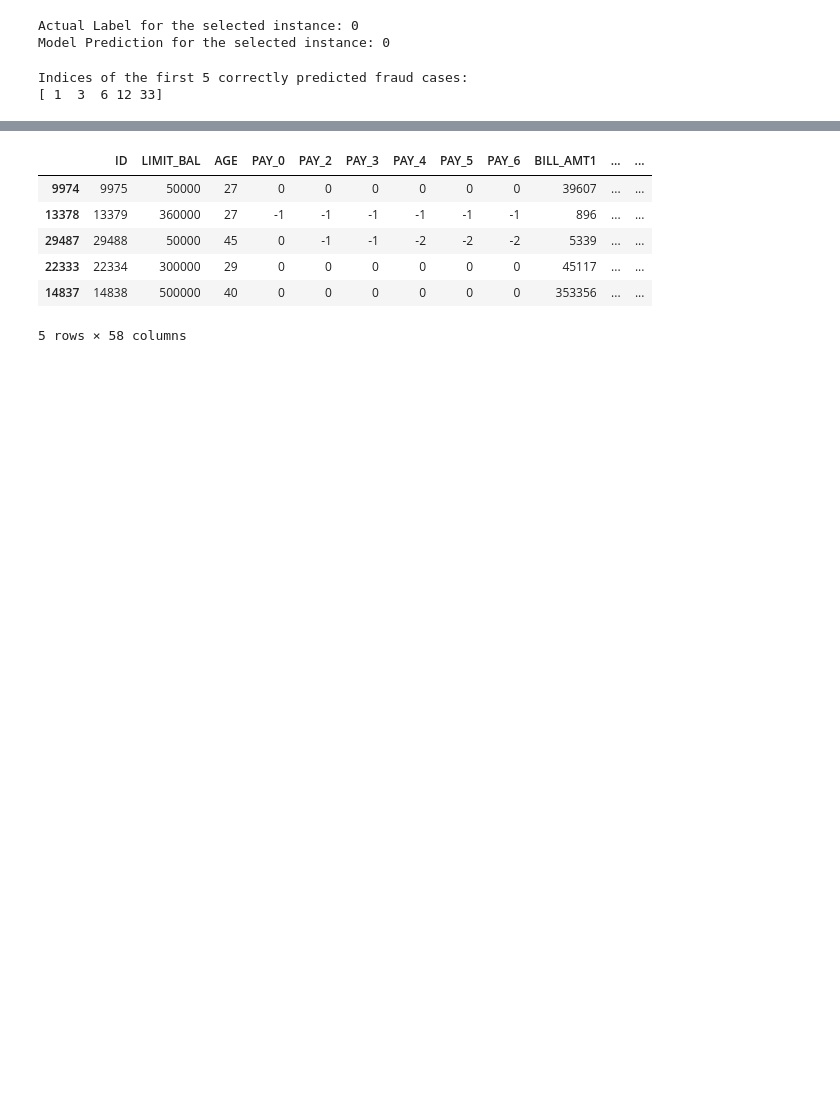
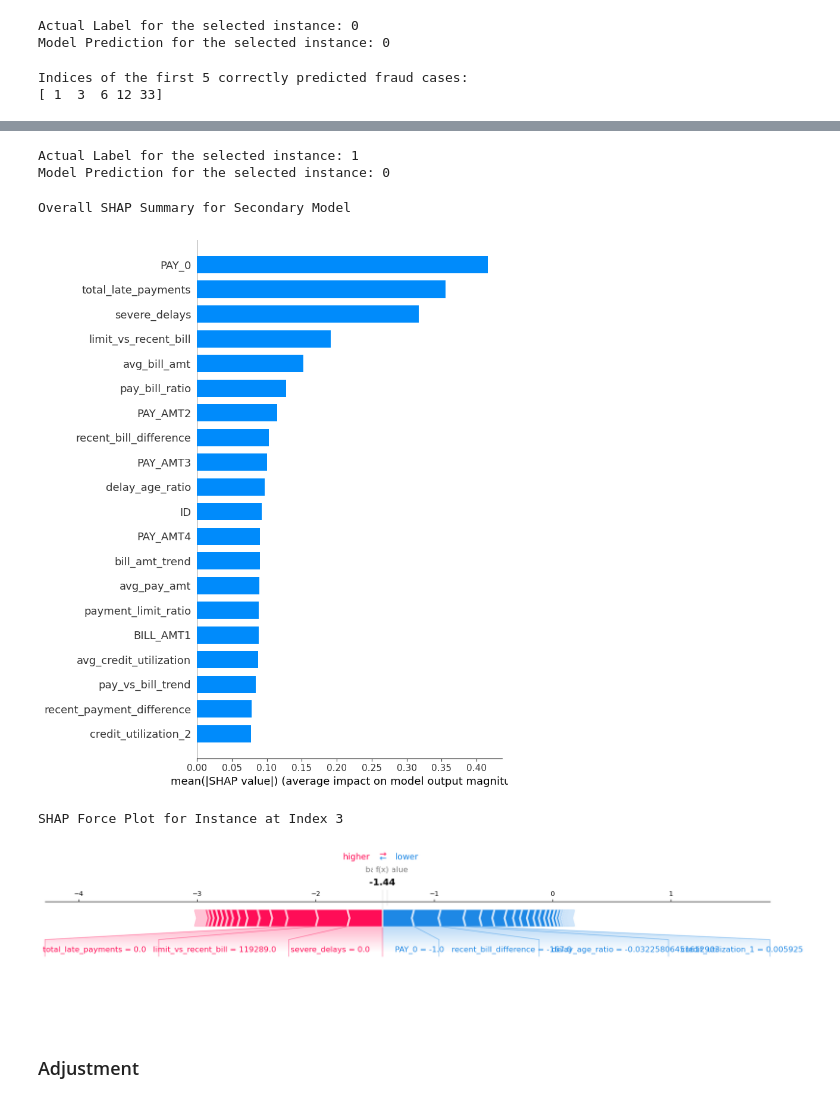
Before and after one commit to DoanNguyen2001/Credit-Card-Default, a Jupyter notebook: default_final.ipynb, the cells around one changed output, grey strips where cells are left out. Saved outputs shown, nothing was run; the diff lists cells and outputs as text; code cells hidden in the pictures; blank space fills up the shorter version.

```diff
--- a/default_final.ipynb
+++ b/default_final.ipynb
@@ -611,7 +691,7 @@ Indices of the first 5 correctly predicted fraud cases:
 [ 1  3  6 12 33]
 # %%
 # Specify the index of interest (replace with the desired index, e.g., 42)
-index_of_interest = 1
+index_of_interest = 3
 
 # Check if the index is valid
 if index_of_interest in y_test.index:
@@ -623,7 +703,7 @@ if index_of_interest in y_test.index:
     print(f"Actual label: {y_instance}")
 
     # Initialize SHAP explainer
-    explainer = shap.TreeExplainer(base_model)  # Use the trained model (base_model or secondary_model)
+    explainer = shap.TreeExplainer(secondary_model)  # Use the trained model (secondary_model)
 
     # Calculate SHAP values for the specific instance
     shap_values_instance = explainer.shap_values(X_instance)
@@ -652,10 +748,39 @@ Index 42 is not valid in the test dataset.
-# %%
-instances_to_explain
-# %% [output]
-|  | ID | LIMIT_BAL | AGE | PAY_0 | PAY_2 | PAY_3 | PAY_4 | PAY_5 | PAY_6 | BILL_AMT1 | ... | ... |
-| 9974 | 9975 | 50000 | 27 | 0 | 0 | 0 | 0 | 0 | 0 | 39607 | ... | ... |
-| 13378 | 13379 | 360000 | 27 | -1 | -1 | -1 | -1 | -1 | -1 | 896 | ... | ... |
-| 29487 | 29488 | 50000 | 45 | 0 | -1 | -1 | -2 | -2 | -2 | 5339 | ... | ... |
-| 22333 | 22334 | 300000 | 29 | 0 | 0 | 0 | 0 | 0 | 0 | 45117 | ... | ... |
-| 14837 | 14838 | 500000 | 40 | 0 | 0 | 0 | 0 | 0 | 0 | 353356 | ... | ... |
-5 rows × 58 columns
+# %%
+# 4. Get the actual label for the selected instance
+actual_label = y_test.iloc[index_of_interest]
+
+# 5. Get the predicted label for the selected instance
+predicted_label = secondary_model.predict(instance)[0]
+
+# 6. Print the actual and predicted results for the selected instance
+print(f"Actual Label for the selected instance: {actual_label}")
+print(f"Model Prediction for the selected instance: {predicted_label}")
+# %% [output]
+Actual Label for the selected instance: 1
+Model Prediction for the selected instance: 0
+# %%
+# Overall Feature Importance for the Secondary Model
+print("Overall SHAP Summary for Secondary Model")
+
+# Ensure the features have their actual names
+shap.summary_plot(
+    shap_values_secondary,
+    X_test,  # Use DataFrame with actual feature names
+    plot_type="bar"
+)
+
+# Individual Explanation for the Secondary Model (same instance)
+print(f"SHAP Force Plot for Instance at Index {index_of_interest}")
+shap.force_plot(
+    explainer_secondary.expected_value,
+    shap_values_secondary[index_of_interest],
+    X_test.iloc[index_of_interest],  # Feature values for the specific instance
+    matplotlib=True
+)
+# %% [output]
+Overall SHAP Summary for Secondary Model
+[figure, added]
+SHAP Force Plot for Instance at Index 3
+[figure, added]
+# %% [markdown]
+### Adjustment
```
Also changed, not shown: parts of 24 cells of this notebook.
